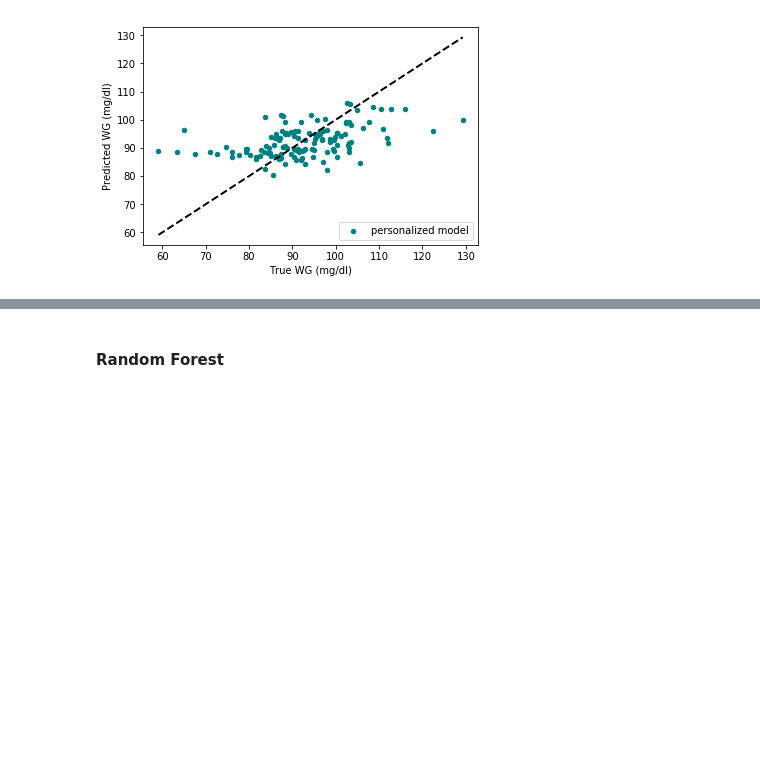
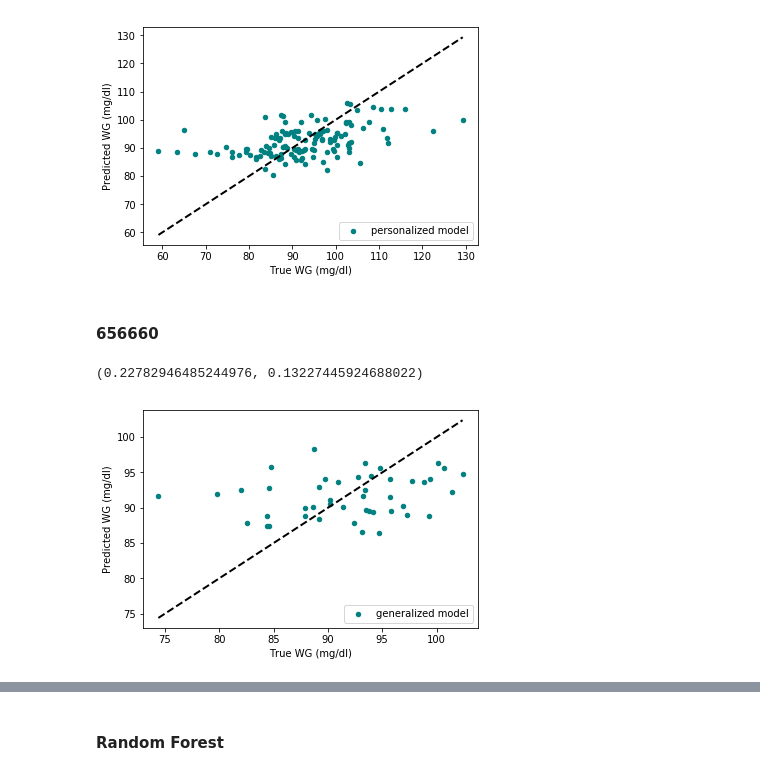
Before and after one commit to ElviraMingazova/MA_Thesis, a Jupyter notebook: Predictions from the diet and personal features.ipynb, the cells around one changed output, grey strips where cells are left out. Cells and saved outputs as stored; diff of their text form; code cells hidden in the pictures; blank space fills up the shorter version.

```diff
--- a/Predictions from the diet and personal features.ipynb
+++ b/Predictions from the diet and personal features.ipynb
@@ -2213,3 +2227,10 @@ X_451959, xgbr_451959 = predict_pers(rc_451959[['carbohydrate_g_total',
 # %% [output]
 (0.45695842220033545, 5.897107786101578e-08)
 [figure]
+# %% [markdown]
+#### 656660
+# %%
+predict_general(rc_656660_allf, xgbr, savefig=False, location='figures/656660_prediction_generalized')
+# %% [output]
+(0.22782946485244976, 0.13227445924688022)
+[figure, added]
```
Also changed, not shown: parts of 4 cells of this notebook.
